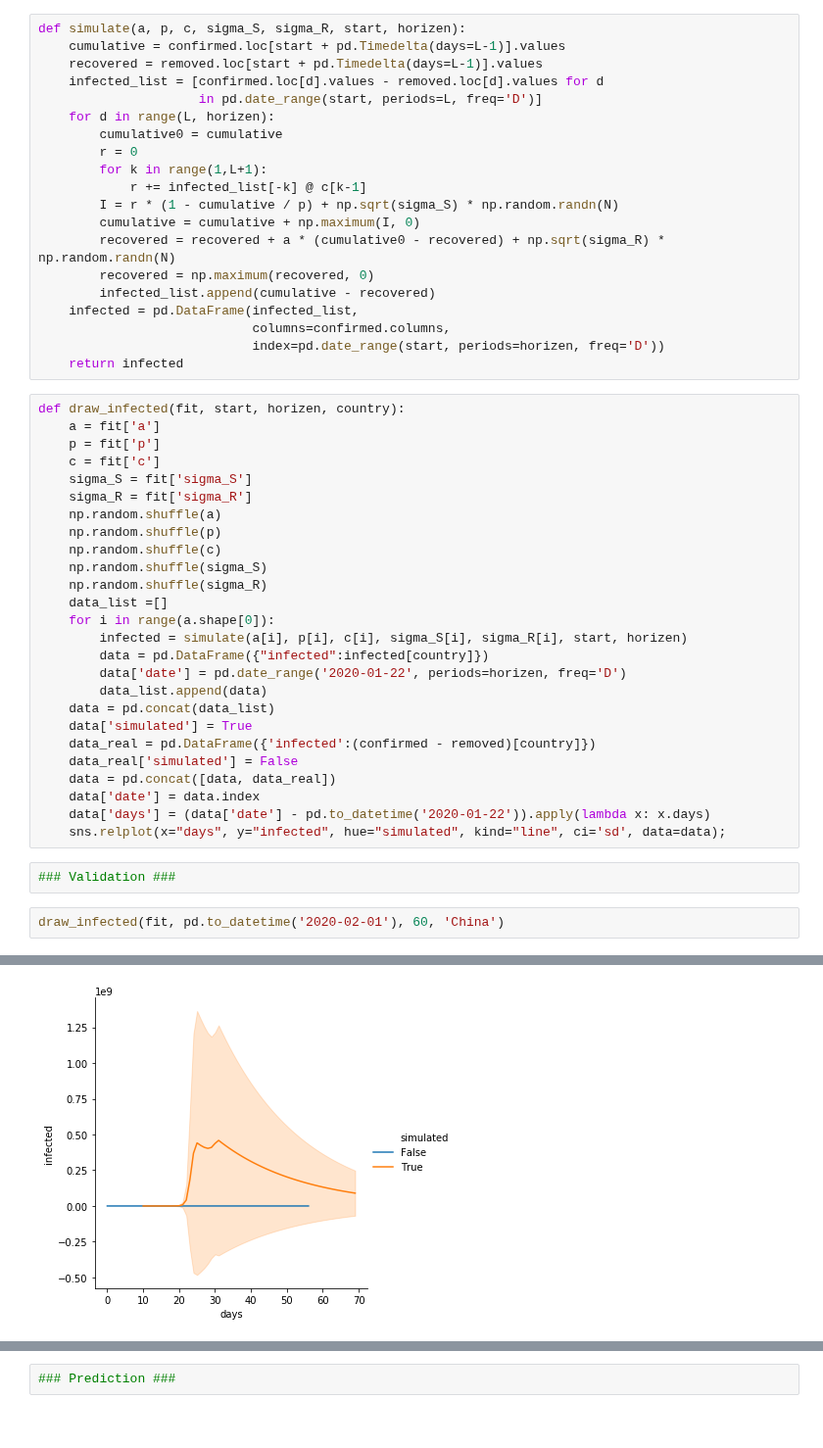
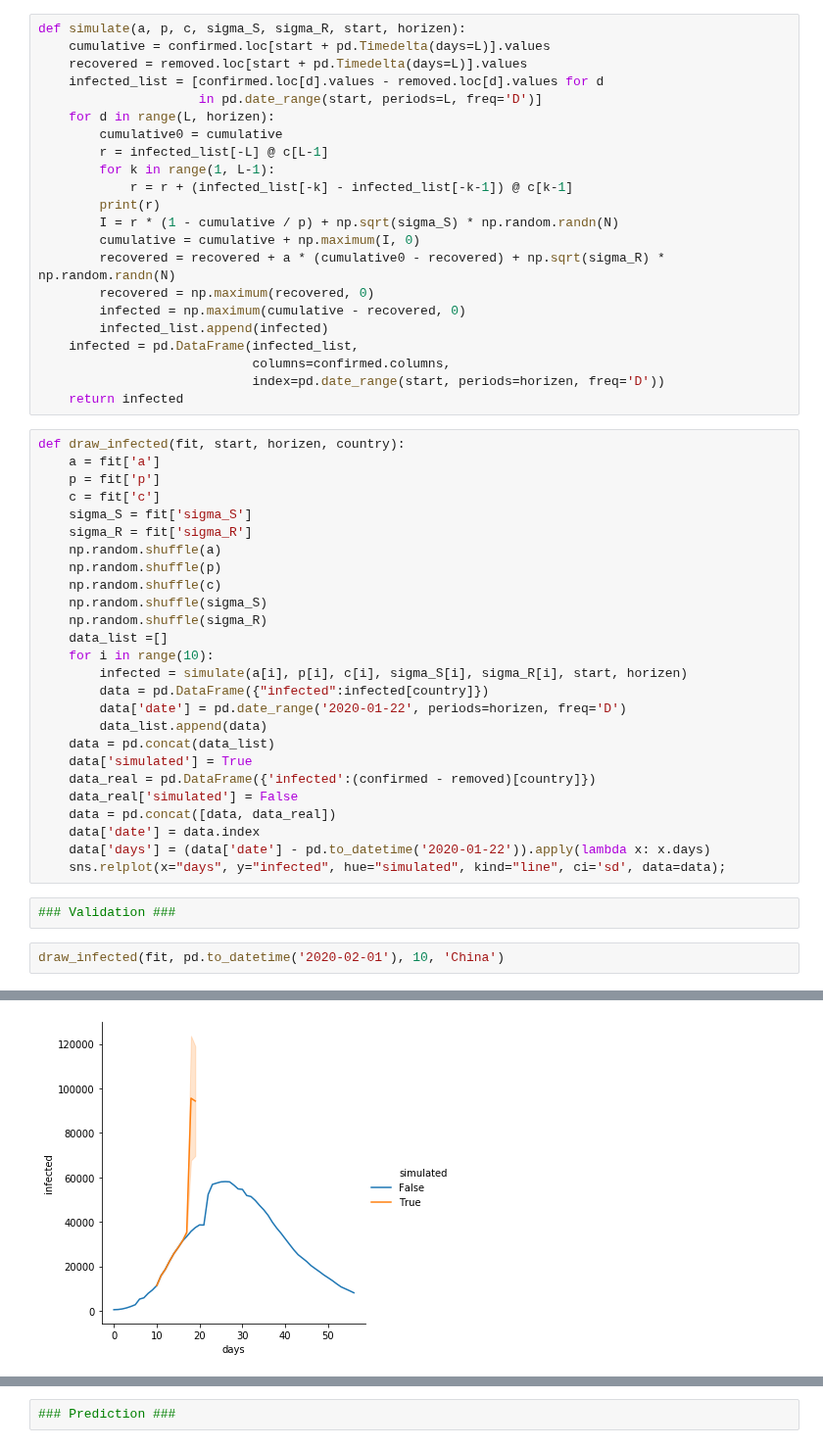
Before and after one commit to yoriyuki/COVID-19, a Jupyter notebook: prediction/COVID-19.ipynb, the cells around one changed output, grey strips where cells are left out. Shown at 98% size. Cells and saved outputs as stored; diff of their text form.

```diff
--- a/prediction/COVID-19.ipynb
+++ b/prediction/COVID-19.ipynb
@@ -65,20 +56,22 @@ T = S.shape[0]
 N = S.shape[1]
 # %%
 def simulate(a, p, c, sigma_S, sigma_R, start, horizen):
-    cumulative = confirmed.loc[start + pd.Timedelta(days=L-1)].values
-    recovered = removed.loc[start + pd.Timedelta(days=L-1)].values
+    cumulative = confirmed.loc[start + pd.Timedelta(days=L)].values
+    recovered = removed.loc[start + pd.Timedelta(days=L)].values
     infected_list = [confirmed.loc[d].values - removed.loc[d].values for d
                      in pd.date_range(start, periods=L, freq='D')]
     for d in range(L, horizen):
         cumulative0 = cumulative
-        r = 0
-        for k in range(1,L+1):
-            r += infected_list[-k] @ c[k-1]
+        r = infected_list[-L] @ c[L-1]
+        for k in range(1, L-1):
+            r = r + (infected_list[-k] - infected_list[-k-1]) @ c[k-1]
+        print(r)
         I = r * (1 - cumulative / p) + np.sqrt(sigma_S) * np.random.randn(N)
         cumulative = cumulative + np.maximum(I, 0)
         recovered = recovered + a * (cumulative0 - recovered) + np.sqrt(sigma_R) * np.random.randn(N)
         recovered = np.maximum(recovered, 0)
-        infected_list.append(cumulative - recovered)
+        infected = np.maximum(cumulative - recovered, 0)
+        infected_list.append(infected)
     infected = pd.DataFrame(infected_list,
                             columns=confirmed.columns,
                             index=pd.date_range(start, periods=horizen, freq='D'))
@@ -96,7 +89,7 @@ def draw_infected(fit, start, horizen, country):
     np.random.shuffle(sigma_S)
     np.random.shuffle(sigma_R)
     data_list =[]
-    for i in range(a.shape[0]):
+    for i in range(10):
         infected = simulate(a[i], p[i], c[i], sigma_S[i], sigma_R[i], start, horizen)
         data = pd.DataFrame({"infected":infected[country]})
         data['date'] = pd.date_range('2020-01-22', periods=horizen, freq='D')
@@ -112,5 +105,5 @@ def draw_infected(fit, start, horizen, country):
 # %%
 ### Validation ###
 # %%
-draw_infected(fit, pd.to_datetime('2020-02-01'), 60, 'China')
+draw_infected(fit, pd.to_datetime('2020-02-01'), 10, 'China')
 # %% [output]
@@ -117,4 +127,4 @@ draw_infected(fit, pd.to_datetime('2020-02-01'), 60, 'China')
-[figure, old version]
+[figure, new version]
 # %%
 draw_infected(fit, pd.to_datetime('2020-02-01'), 60, 'Italy')
 # %% [output]
```
Also changed, not shown: parts of 15 cells of this notebook, 1 other file.
